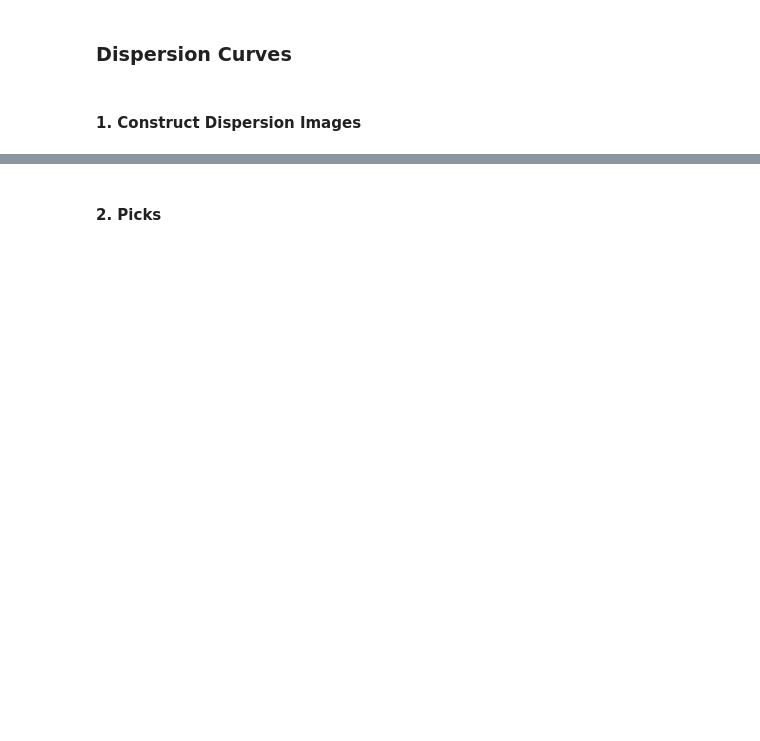
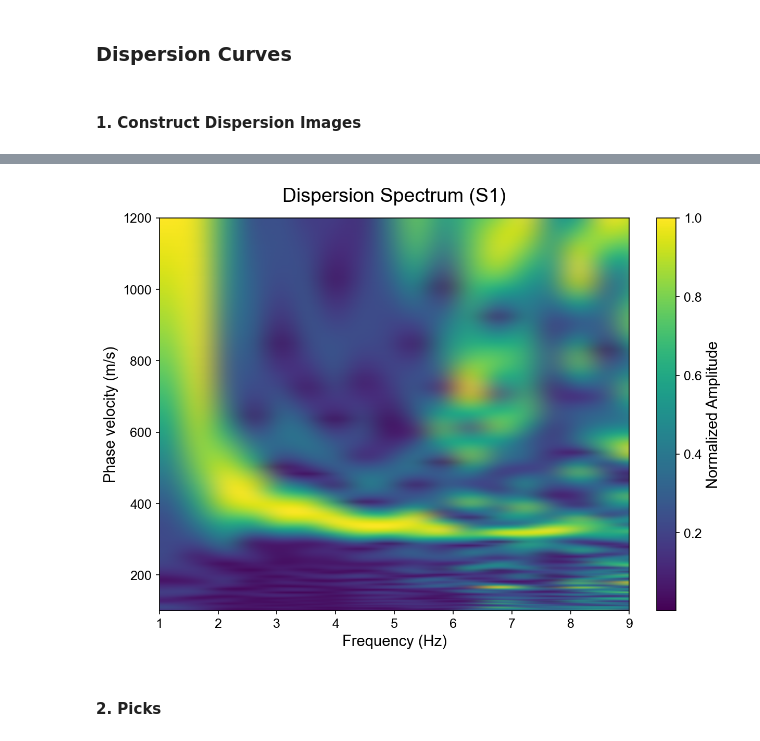
Before and after one commit to Benz-Poobua/das_ani, a Jupyter notebook: notebooks/disp_urban.ipynb, the cells around one changed output, grey strips where cells are left out. Saved outputs shown, nothing was run; the diff lists cells and outputs as text; code cells hidden in the pictures; blank space fills up the shorter version.

```diff
--- a/notebooks/disp_urban.ipynb
+++ b/notebooks/disp_urban.ipynb
@@ -97,45 +100,31 @@ print(f"Successfully saved {len(processed_files)} panels to {fv_out_dir}")
 # %%
 fv_out_dir = "../results/fv_panels_urban"
 all_saved_fv = sorted(glob.glob(f"{fv_out_dir}/*_fv.npz"))
 
 right_side_files_s1_v1 = [
     f for f in all_saved_fv
     if "_right" in f and "_s1" in f and "v1" in f
 ]
 
 left_side_files_s1_v1 = [
     f for f in all_saved_fv
     if "_left" in f and "_s1" in f and "v1" in f
 ]
 
-try:
-    plt.rcParams.update({
-        'figure.dpi': 120,
-        'savefig.dpi': 120,
-        'axes.titlesize': 14,
-    })
-
-    ani_smooth = animate_fv(
-    fv_files=right_side_files_s1_v1+left_side_files_s1_v1,
+fig, ax = plot_fv(
+    fv_files=right_side_files_s1_v1 + left_side_files_s1_v1,
+    VS=70,
     xmin=1.0,
     xmax=9.0,
     ymin=100.0,
     ymax=1200.0,
     cmap="viridis",
-    interval_ms=300,
-    figsize=(8, 6)
+    figsize=(8, 6),
+    title="Dispersion Spectrum (S1)",
+    show_cbar=True,
+    dpi=150
 )
 
-    output = HTML(ani_smooth.to_jshtml())
-
-finally:
-    plt.rcParams.update({
-        'figure.dpi': old_fig_dpi,
-        'savefig.dpi': old_save_dpi,
-    })
-
-display(output)
-
-plt.close('all')
-del ani_smooth, output
-gc.collect()
+plt.show()
+# %% [output]
+[figure, added]
```
Also changed, not shown: parts of 11 cells of this notebook, 6 other files.
